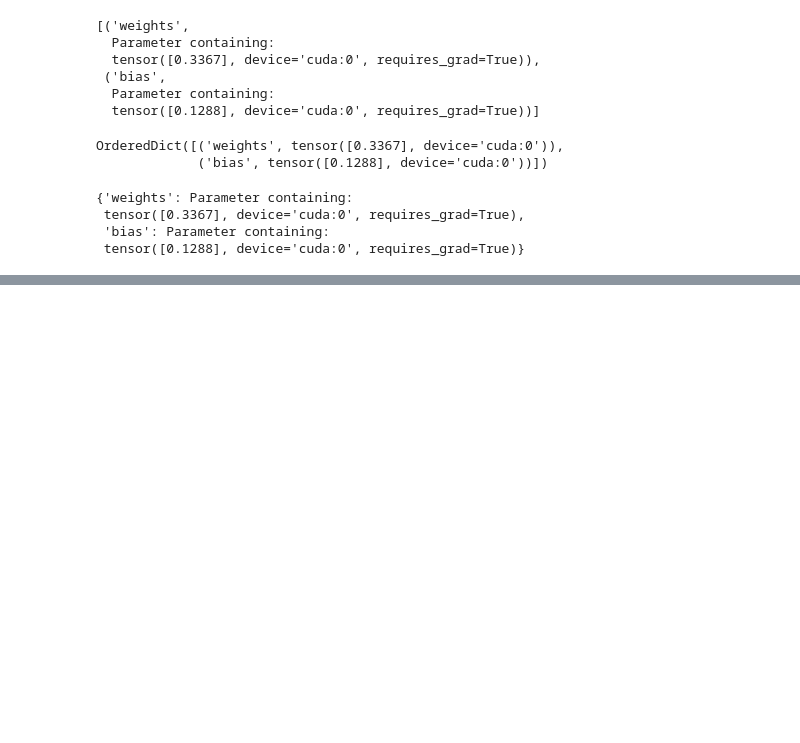
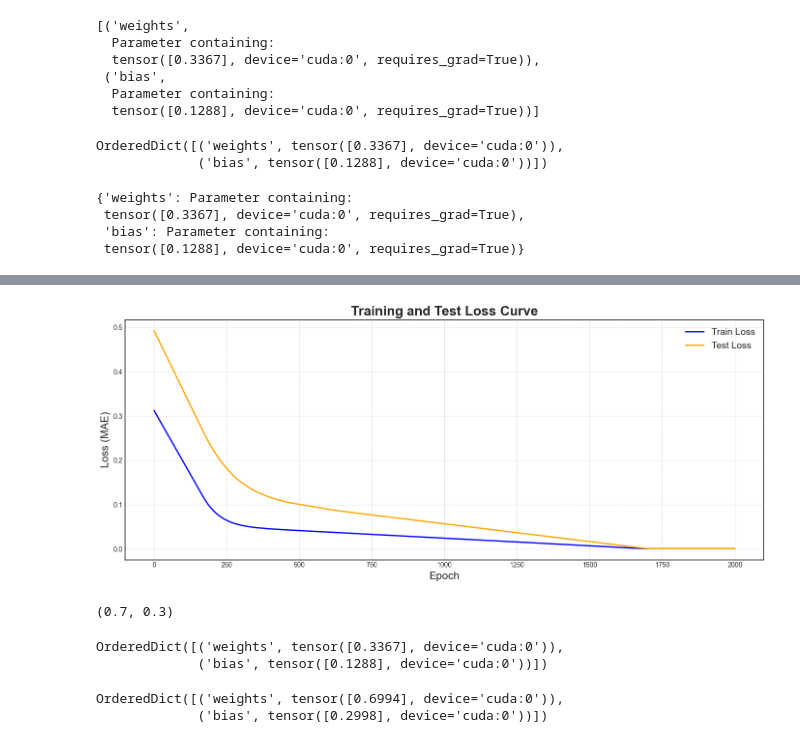
Before and after one commit to workingshady/pytorch-lab, a Jupyter notebook: 01_PyTorch_Workflow/notebooks/01_pytorch_workflow.ipynb, the cells around one changed output, grey strips where cells are left out. Saved outputs shown, nothing was run; the diff lists cells and outputs as text; code cells hidden in the pictures; blank space fills up the shorter version.

```diff
--- a/01_PyTorch_Workflow/notebooks/01_pytorch_workflow.ipynb
+++ b/01_PyTorch_Workflow/notebooks/01_pytorch_workflow.ipynb
@@ -361,0 +363,4 @@ tensor([[0.3982],
+# %%
+mae = nn.L1Loss()  # Mean Absolute Error loss function
+loss = mae(y_preds, y_test.to(device))  # Calculate the loss between predictions and true values
+print(f"Loss: {loss.item()}")  # Print the loss value as
@@ -361,0 +371,7 @@ tensor([[0.3982],
+# %%
+import copy
+# Instantiate the model and move it to the target device (CPU or GPU)
+torch.manual_seed(SEED)  # Set a random seed for reproducibility
+model_0=LinearRegressionModel().to(device)  # Create a new instance of the model
+old_param=copy.deepcopy(model_0.state_dict().copy()) # Copy the model's parameters to a new variable
+old_param
@@ -361,0 +388,23 @@ tensor([[0.3982],
+# %%
+# ============================
+# 5) DEFINE OPTIMIZER
+# ============================
+
+# The optimizer updates model parameters using gradients.
+# Learning rate controls the size of parameter updates.
+optimizer = torch.optim.SGD(params=model_0.parameters(), lr=0.001)
+# %%
+def plot_loss_curve(epoch_count, loss_values, test_loss_values):
+    """
+    Plot the training and test loss curves over epochs.
+    """
+    plt.figure(figsize=(14, 6))
+    plt.plot(epoch_count, loss_values, label='Train Loss', color='blue', linewidth=2)
+    plt.plot(epoch_count, test_loss_values, label='Test Loss', color='orange', linewidth=2)
+    plt.title('Training and Test Loss Curve', fontsize=20, fontweight='bold')
+    plt.xlabel('Epoch', fontsize=16)
+    plt.ylabel('Loss (MAE)', fontsize=16)
+    plt.legend(fontsize=14)
+    plt.grid(True, linestyle='--', alpha=0.6)
+    plt.tight_layout()
+    plt.show()
@@ -361,0 +502,18 @@ tensor([[0.3982],
+# %%
+plot_loss_curve(epoch_count, loss_values, test_loss_values)
+# %% [output]
+[figure, added]
+# %%
+WEIGHTS, BIAS
+# %% [output]
+(0.7, 0.3)
+# %%
+old_param
+# %% [output]
+OrderedDict([('weights', tensor([0.3367], device='cuda:0')),
+             ('bias', tensor([0.1288], device='cuda:0'))])
+# %%
+model_0.state_dict()  # Returns a dictionary containing the model's parameters and buffers
+# %% [output]
+OrderedDict([('weights', tensor([0.6994], device='cuda:0')),
+             ('bias', tensor([0.2998], device='cuda:0'))])
```
Also changed, not shown: parts of 25 cells of this notebook, 3 other files.
